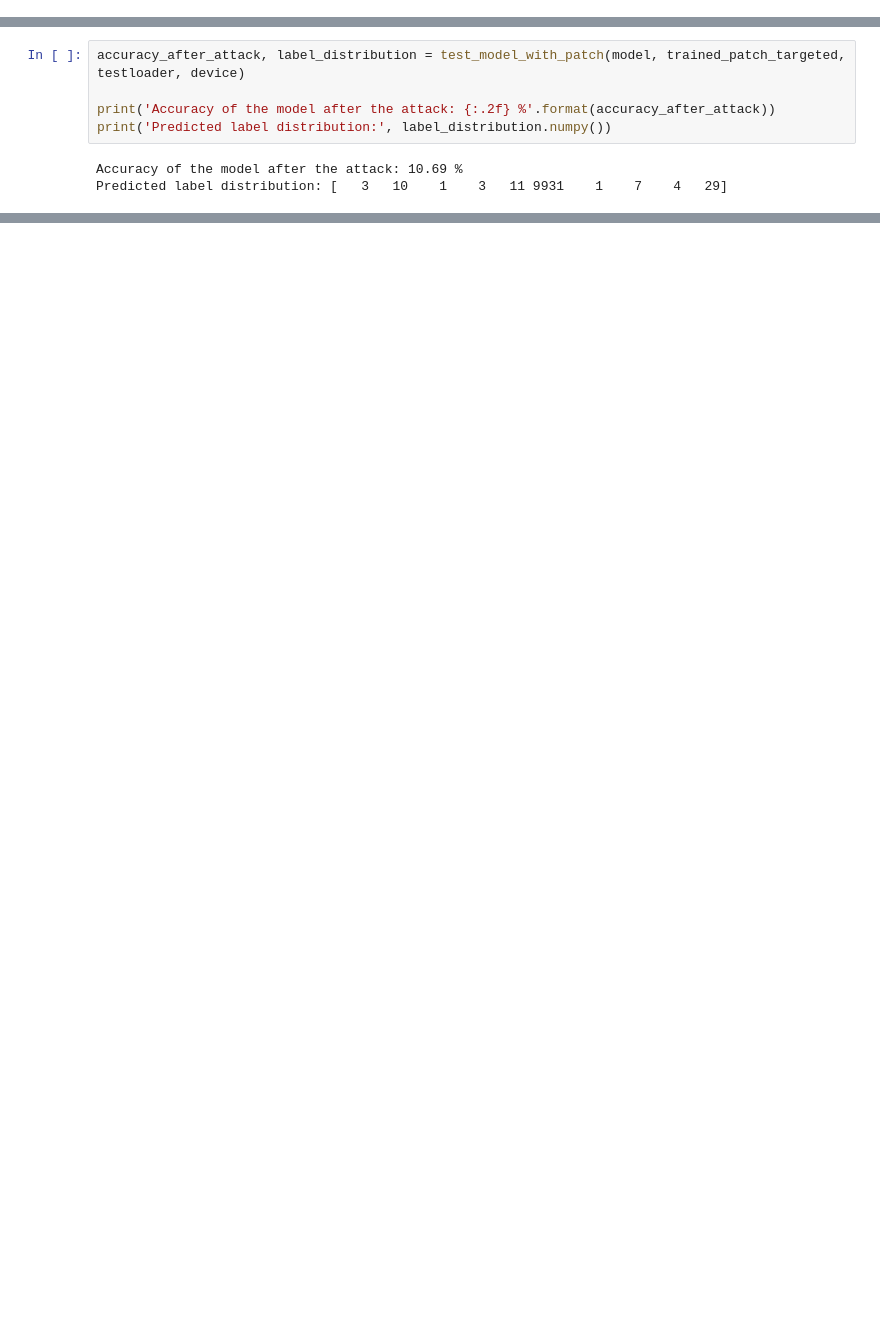
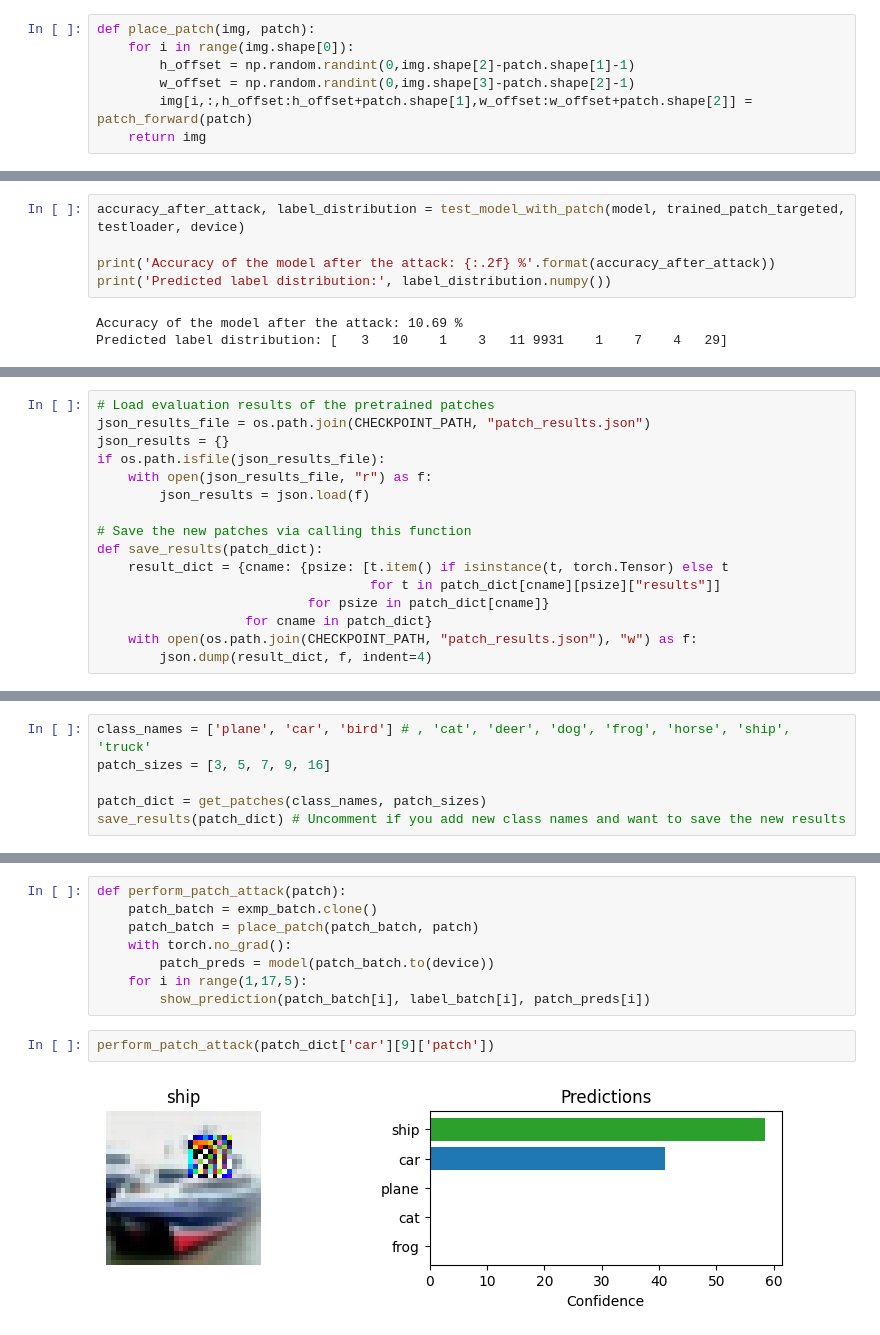
Before and after one commit to oyy2000/Adversarial-Patch, a Jupyter notebook: adversarial_patch.ipynb, the cells around one changed output, grey strips where cells are left out. Drawn from its saved outputs; the diff is of its cells as text; blank space fills up the shorter version.

Commit message:
complete the target attack

```diff
--- a/adversarial_patch.ipynb
+++ b/adversarial_patch.ipynb
@@ -0,0 +181,7 @@
+# %%
+def place_patch(img, patch):
+    for i in range(img.shape[0]):
+        h_offset = np.random.randint(0,img.shape[2]-patch.shape[1]-1)
+        w_offset = np.random.randint(0,img.shape[3]-patch.shape[2]-1)
+        img[i,:,h_offset:h_offset+patch.shape[1],w_offset:w_offset+patch.shape[2]] = patch_forward(patch)
+    return img
@@ -225,0 +406,16 @@ Predicted label distribution: [   3   10    1    3   11 9931    1    7    4   29
+# %%
+# Load evaluation results of the pretrained patches
+json_results_file = os.path.join(CHECKPOINT_PATH, "patch_results.json")
+json_results = {}
+if os.path.isfile(json_results_file):
+    with open(json_results_file, "r") as f:
+        json_results = json.load(f)
+
+# Save the new patches via calling this function
+def save_results(patch_dict):
+    result_dict = {cname: {psize: [t.item() if isinstance(t, torch.Tensor) else t
+                                   for t in patch_dict[cname][psize]["results"]]
+                           for psize in patch_dict[cname]}
+                   for cname in patch_dict}
+    with open(os.path.join(CHECKPOINT_PATH, "patch_results.json"), "w") as f:
+        json.dump(result_dict, f, indent=4)
@@ -225,0 +452,6 @@ Predicted label distribution: [   3   10    1    3   11 9931    1    7    4   29
+# %%
+class_names = ['plane', 'car', 'bird'] # , 'cat', 'deer', 'dog', 'frog', 'horse', 'ship', 'truck'
+patch_sizes = [3, 5, 7, 9, 16]
+
+patch_dict = get_patches(class_names, patch_sizes)
+save_results(patch_dict) # Uncomment if you add new class names and want to save the new results
@@ -225,0 +510,12 @@ Predicted label distribution: [   3   10    1    3   11 9931    1    7    4   29
+# %%
+def perform_patch_attack(patch):
+    patch_batch = exmp_batch.clone()
+    patch_batch = place_patch(patch_batch, patch)
+    with torch.no_grad():
+        patch_preds = model(patch_batch.to(device))
+    for i in range(1,17,5):
+        show_prediction(patch_batch[i], label_batch[i], patch_preds[i])
+# %%
+perform_patch_attack(patch_dict['car'][9]['patch'])
+# %% [output]
+[figure, added]
```
Also changed, not shown: parts of 33 cells of this notebook, 21 other files.
